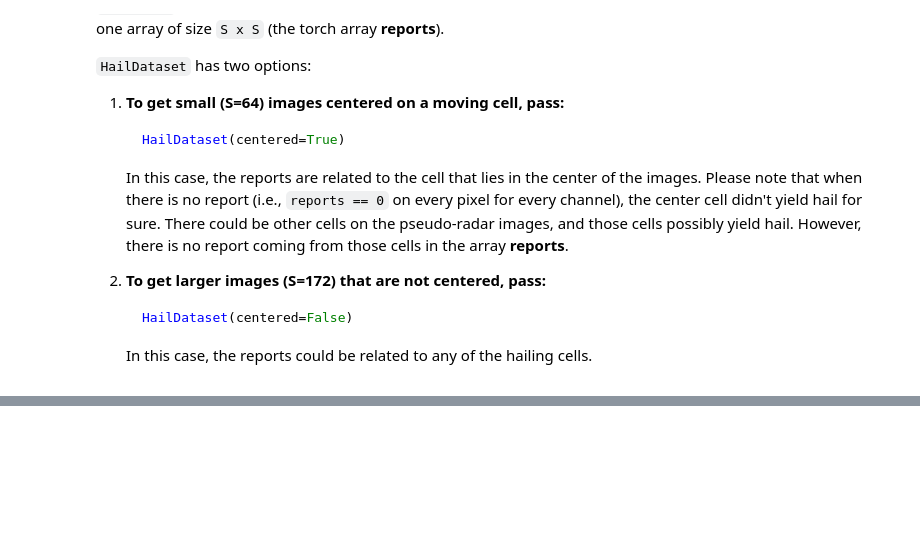
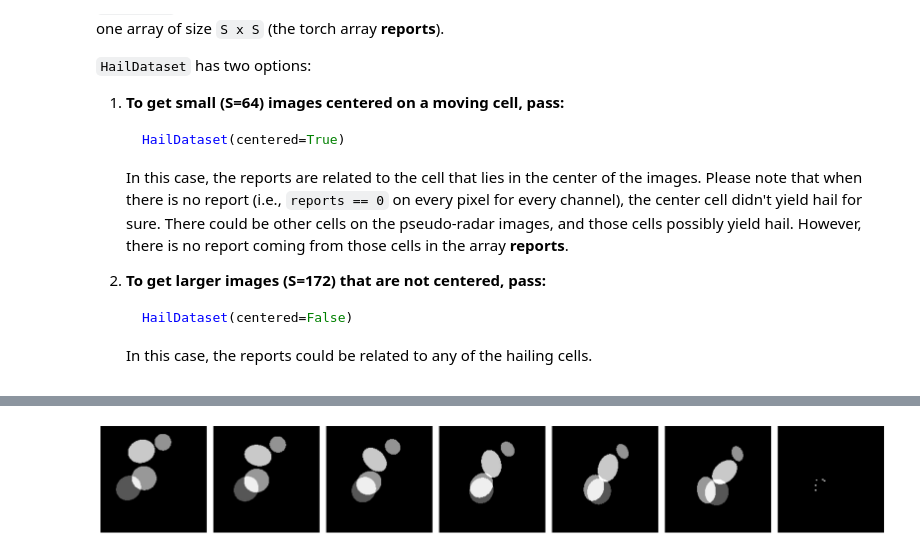
Before and after one commit to nanopiero/spatialisation_grele, a Jupyter notebook: presentation.ipynb, the cells around one changed output, grey strips where cells are left out. Cells and saved outputs as stored; diff of their text form; code cells hidden in the pictures; blank space fills up the shorter version.

```diff
--- a/presentation.ipynb
+++ b/presentation.ipynb
@@ -524,0 +514,5 @@ SyntaxError: invalid syntax (<ipython-input-44-dc591571fbf8>, line 1)
+# %%
+%%timeit -n 1 -r 1
+# test browse the dataset for one epoch (100 mini-batches of size 64)
+for i, (images, reports) in enumerate(dataloader):
+  pass
@@ -524,0 +521,7 @@ SyntaxError: invalid syntax (<ipython-input-44-dc591571fbf8>, line 1)
+# %%
+k = 11
+img = torch.tensor(images[k,...])
+rpt = torch.tensor(reports[k,...])
+plot_images_and_reports(img, rpt)
+# %% [output]
+[figure, added]
```
Also changed, not shown: parts of 9 cells of this notebook.
